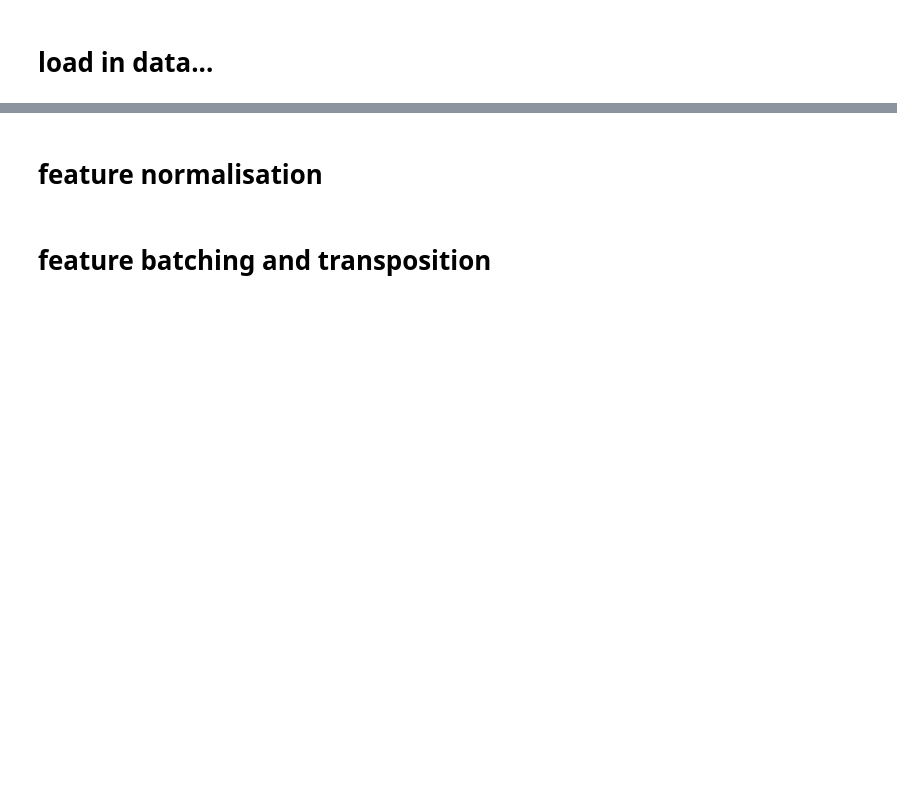
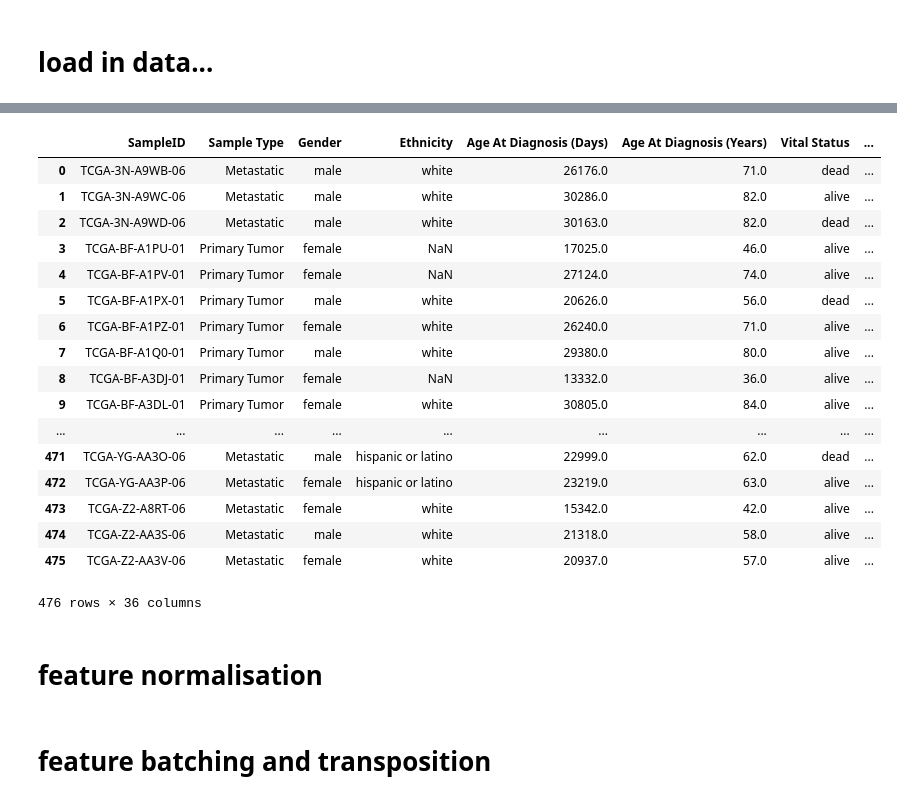
Before and after one commit to bramiozo/RexR, a Jupyter notebook: hackathon_2018_exploration.ipynb, the cells around one changed output, grey strips where cells are left out. Saved outputs shown, nothing was run; the diff lists cells and outputs as text; code cells hidden in the pictures; blank space fills up the shorter version.

```diff
--- a/hackathon_2018_exploration.ipynb
+++ b/hackathon_2018_exploration.ipynb
@@ -177 +165,3 @@ df_mutation[:10]
+# %%
+df_clinical = data_clinical.compute()
 # %% [markdown]
@@ -179,3 +248,24 @@ df_mutation[:10]
+# %%
+df_clinical
+# %% [output]
+|  | SampleID | Sample Type | Gender | Ethnicity | Age At Diagnosis (Days) | Age At Diagnosis (Years) | Vital Status | ... |
+| 0 | TCGA-3N-A9WB-06 | Metastatic | male | white | 26176.0 | 71.0 | dead | ... |
+| 1 | TCGA-3N-A9WC-06 | Metastatic | male | white | 30286.0 | 82.0 | alive | ... |
+| 2 | TCGA-3N-A9WD-06 | Metastatic | male | white | 30163.0 | 82.0 | dead | ... |
+| 3 | TCGA-BF-A1PU-01 | Primary Tumor | female | NaN | 17025.0 | 46.0 | alive | ... |
+| 4 | TCGA-BF-A1PV-01 | Primary Tumor | female | NaN | 27124.0 | 74.0 | alive | ... |
+| 5 | TCGA-BF-A1PX-01 | Primary Tumor | male | white | 20626.0 | 56.0 | dead | ... |
+| 6 | TCGA-BF-A1PZ-01 | Primary Tumor | female | white | 26240.0 | 71.0 | alive | ... |
+| 7 | TCGA-BF-A1Q0-01 | Primary Tumor | male | white | 29380.0 | 80.0 | alive | ... |
+| 8 | TCGA-BF-A3DJ-01 | Primary Tumor | female | NaN | 13332.0 | 36.0 | alive | ... |
+| 9 | TCGA-BF-A3DL-01 | Primary Tumor | female | white | 30805.0 | 84.0 | alive | ... |
+| ... | ... | ... | ... | ... | ... | ... | ... | ... |
+| 471 | TCGA-YG-AA3O-06 | Metastatic | male | hispanic or latino | 22999.0 | 62.0 | dead | ... |
+| 472 | TCGA-YG-AA3P-06 | Metastatic | female | hispanic or latino | 23219.0 | 63.0 | alive | ... |
+| 473 | TCGA-Z2-A8RT-06 | Metastatic | female | white | 15342.0 | 42.0 | alive | ... |
+| 474 | TCGA-Z2-AA3S-06 | Metastatic | male | white | 21318.0 | 58.0 | alive | ... |
+| 475 | TCGA-Z2-AA3V-06 | Metastatic | female | white | 20937.0 | 57.0 | alive | ... |
+476 rows × 36 columns
 # %% [markdown]
 # feature normalisation
 # %% [markdown]
```
Also changed, not shown: parts of 18 cells of this notebook, 2 other files.
